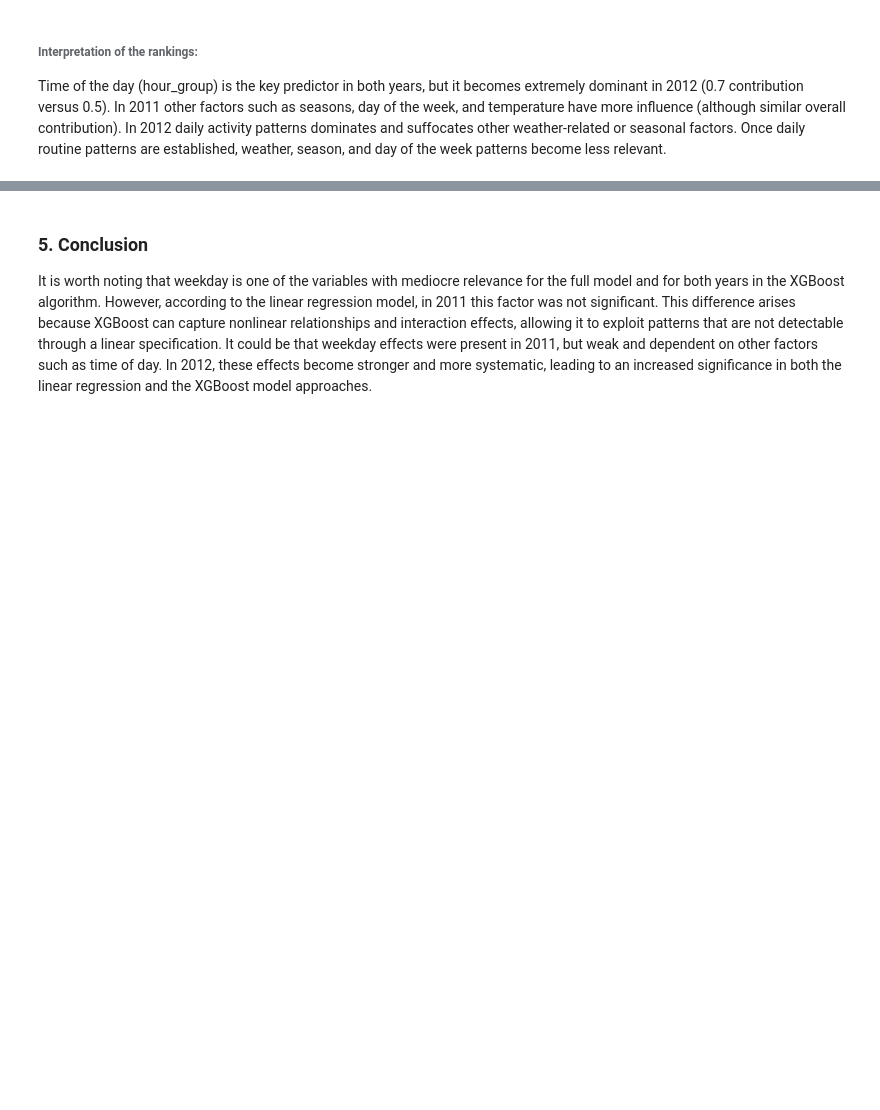
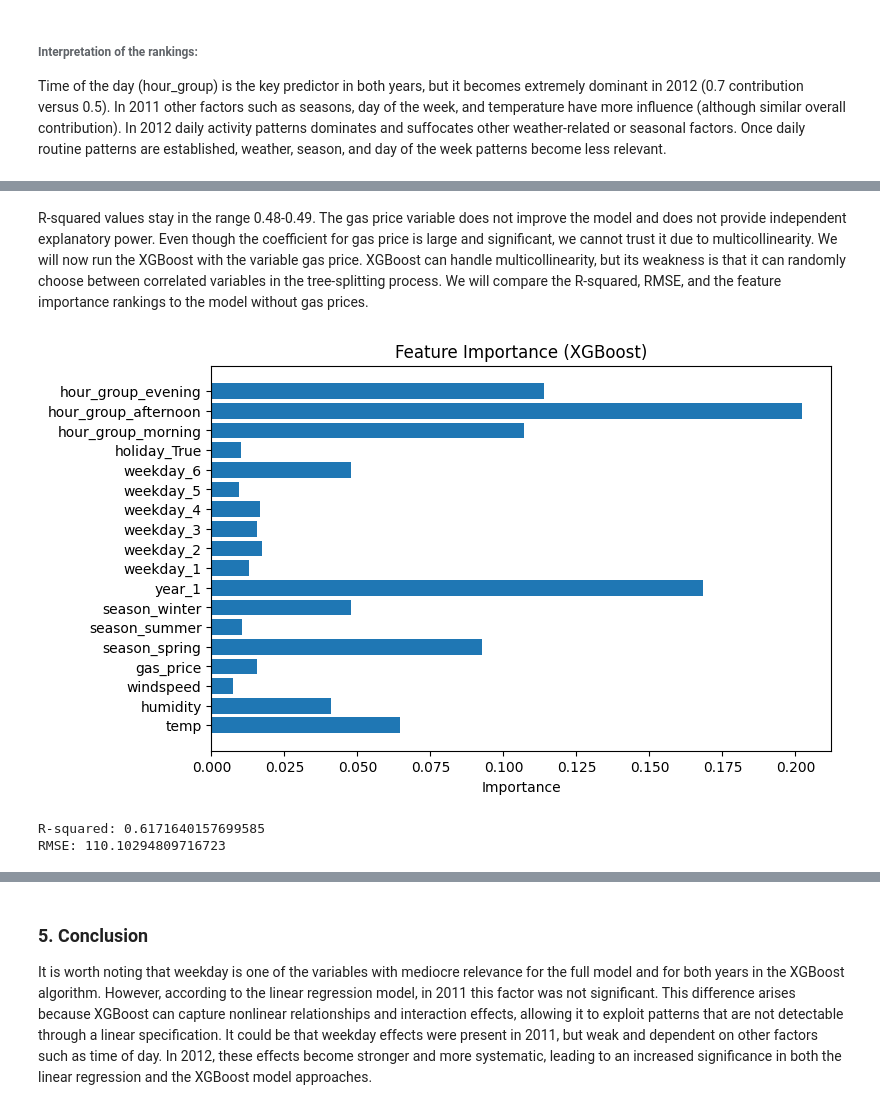
Before and after one commit to rumen111/data_science, a Jupyter notebook: data_science.ipynb, the cells around one changed output, grey strips where cells are left out. Drawn from its saved outputs; the diff is of its cells as text; code cells hidden in the pictures; blank space fills up the shorter version.

Commit message:
Merging datasets and additional analyses

```diff
--- a/data_science.ipynb
+++ b/data_science.ipynb
@@ -1144,0 +1182,3 @@ Time of the day (hour_group) is the key predictor in both years, but it becomes
+# %%
+# We take the average of the gas prices per month
+gas_monthly = gas.groupby("year_month", as_index=False)["gas_price"].mean()
@@ -1144,0 +1194,8 @@ Time of the day (hour_group) is the key predictor in both years, but it becomes
+# %%
+# Merge the datasets
+
+df = df.merge(
+    gas_monthly,
+    on="year_month",
+    how="left"
+)
@@ -1144,0 +1204,4 @@ Time of the day (hour_group) is the key predictor in both years, but it becomes
+# %%
+df["gas_price_detrended"] = df["gas_price"] - df.groupby("year_month")["gas_price"].transform("mean")
+
+df["gas_price_diff"] = df["gas_price"].diff()
@@ -1144,0 +1389,65 @@ Time of the day (hour_group) is the key predictor in both years, but it becomes
+# %% [markdown]
+R-squared values stay in the range 0.48-0.49. The gas price variable does not improve the model and does not provide independent explanatory power. Even though the coefficient for gas price is large and significant, we cannot trust it due to multicollinearity. We will now run the XGBoost with the variable gas price. XGBoost can handle multicollinearity, but its weakness is that it can randomly choose between correlated variables in the tree-splitting process. We will compare the R-squared, RMSE, and the feature importance rankings to the model without gas prices.
+# %%
+import pandas as pd
+
+# Select the same variables as in the final (third-level) model
+X = df[[
+    "temp", "humidity", "windspeed",
+    "season", "year", "weekday", "gas_price", "hour_group",
+    "holiday"
+]].copy()
+
+y = df["count"]
+
+# Convert categorical variables to dummies
+X = pd.get_dummies(X, columns=["season", "year", "weekday", "holiday", "hour_group"], drop_first=True)
+
+X.head()
+
+from sklearn.model_selection import train_test_split
+
+X_train, X_test, y_train, y_test = train_test_split(
+    X, y, test_size=0.2, random_state=42
+)
+
+from xgboost import XGBRegressor
+
+model_xgb = XGBRegressor(
+    n_estimators=150,
+    max_depth=5,
+    learning_rate=0.1,
+    random_state=42
+)
+
+model_xgb.fit(X_train, y_train)
+
+import matplotlib.pyplot as plt
+
+importance = model_xgb.feature_importances_
+
+plt.figure(figsize=(8, 5))
+plt.barh(X.columns, importance)
+plt.title("Feature Importance (XGBoost)")
+plt.xlabel("Importance")
+plt.show()
+# %% [output]
+[figure, added]
+# %%
+from sklearn.metrics import mean_squared_error, r2_score
+import numpy as np
+
+# Predictions
+y_pred = model_xgb.predict(X_test)
+
+# R-squared
+r2 = r2_score(y_test, y_pred)
+
+# RMSE
+rmse = np.sqrt(mean_squared_error(y_test, y_pred))
+
+print("R-squared:", r2)
+print("RMSE:", rmse)
+# %% [output]
+R-squared: 0.6171640157699585
+RMSE: 110.10294809716723
```
Also changed, not shown: parts of 16 cells of this notebook.
